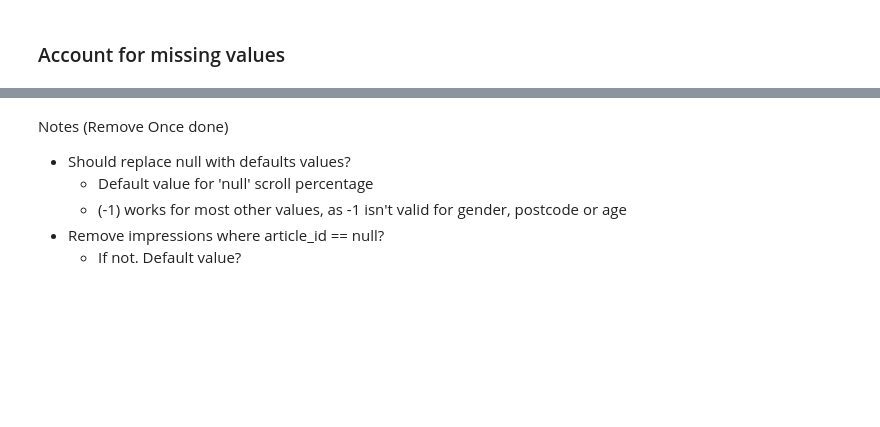
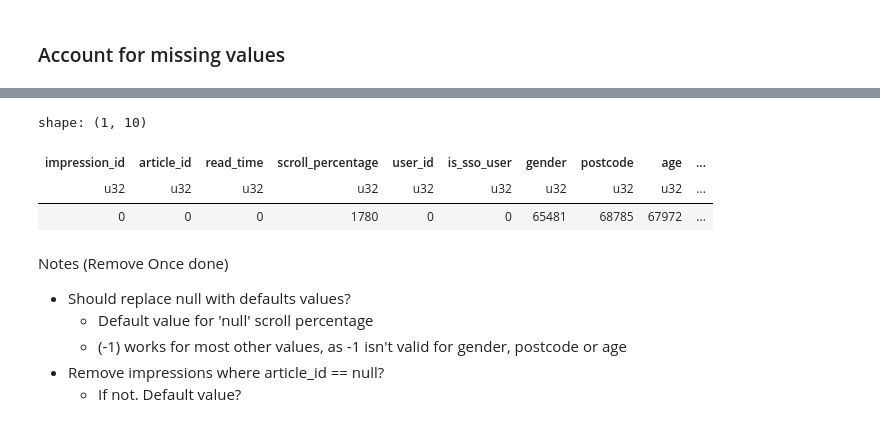
Before and after one commit to PedroPCardonaA/TDT4215_recommender_system, a Jupyter notebook: recommender_system/collaborative-filtering.ipynb, the cells around one changed output, grey strips where cells are left out. Cells and saved outputs as stored; diff of their text form; code cells hidden in the pictures; blank space fills up the shorter version.

```diff
--- a/recommender_system/collaborative-filtering.ipynb
+++ b/recommender_system/collaborative-filtering.ipynb
@@ -107,3 +137,11 @@ This is the impressions we will use to compare users
+# %%
+train_behaviors_df = train_behaviors_df.filter(train_behaviors_df["article_id"].is_not_null())
+train_behaviors_df.null_count()
+# %% [output]
+shape: (1, 10)
+| impression_id | article_id | read_time | scroll_percentage | user_id | is_sso_user | gender | postcode | age | ... |
+| u32 | u32 | u32 | u32 | u32 | u32 | u32 | u32 | u32 | ... |
+| 0 | 0 | 0 | 1780 | 0 | 0 | 65481 | 68785 | 67972 | ... |
 # %% [markdown]
 Notes (Remove Once done)
 - Should replace null with defaults values?
```
Also changed, not shown: parts of 14 cells of this notebook.
